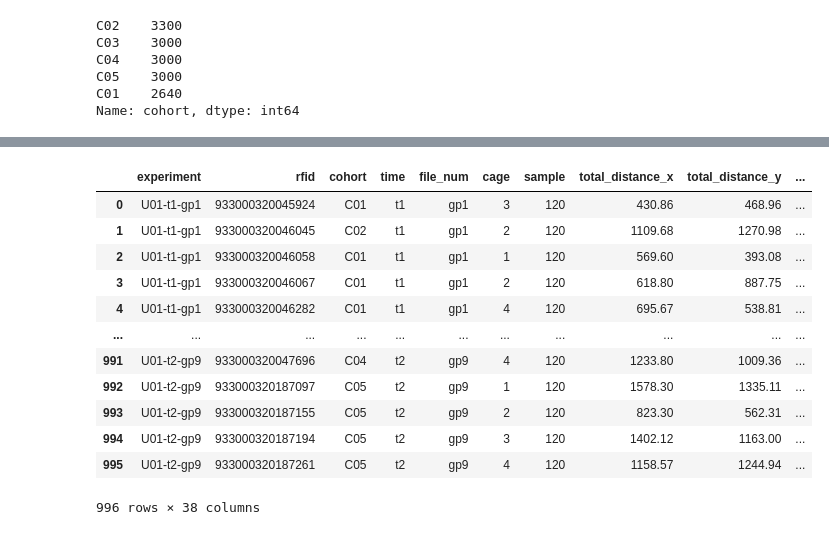
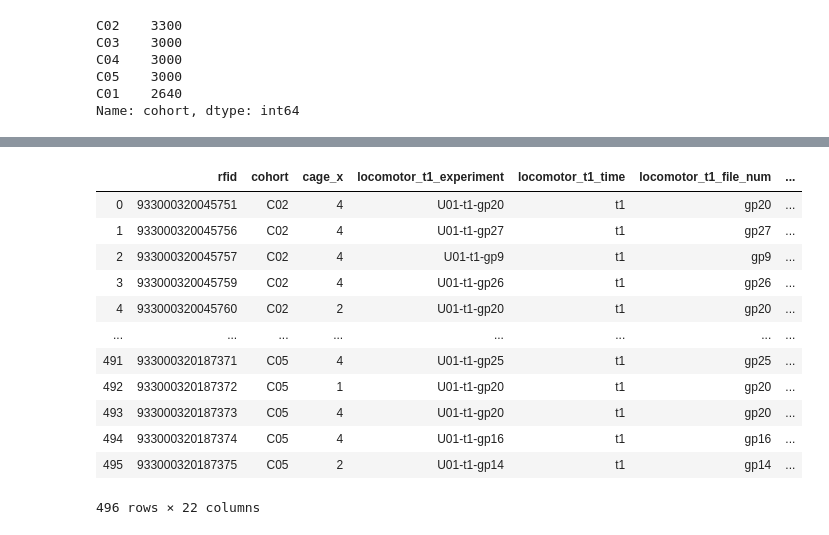
Before and after one commit to Shaezzer/PalmerLab, a Jupyter notebook: Suzanne_Mitchell_locomotor.ipynb, the cells around one changed output, grey strips where cells are left out. Drawn from its saved outputs; the diff is of its cells as text; code cells hidden in the pictures.

```diff
--- a/Suzanne_Mitchell_locomotor.ipynb
+++ b/Suzanne_Mitchell_locomotor.ipynb
@@ -231,6 +241,6 @@ def format_for_calc(df_csv):
     return df
 
 
-locomotor_all = format_for_calc(df_csv)
+locomotor = format_for_calc(df_csv)
 # %%
 #need to find where cohort 1 file U01-t2-gp6 is
@@ -304,0 +370,7 @@ Name: time, dtype: int64
+# %%
+locomotor_t1 = locomotor[locomotor.time == 't1']
+locomotor_t1 = locomotor_t1.add_prefix('locomotor_t1_')
+locomotor_t1.rename(columns={'locomotor_t1_rfid':'rfid','locomotor_t1_cohort':'cohort',
+                            'locomotor_t1_cage':'cage','locomotor_t1_sample':'sample'},inplace = True)
+locomotor_t1
+#locomotor_t1['rfid'].value_counts()
@@ -304,0 +391,7 @@ Name: time, dtype: int64
+# %%
+locomotor_t2 = locomotor[locomotor.time == 't2']
+locomotor_t2 = locomotor_t2.add_prefix('locomotor_t2_')
+locomotor_t2.rename(columns={'locomotor_t2_rfid':'rfid','locomotor_t2_cohort':'cohort',
+                            'locomotor_t2_cage':'cage','locomotor_t2_sample':'sample'},inplace = True)
+locomotor_t2
+locomotor_t2['rfid'].value_counts()
@@ -304,0 +411,3 @@ Name: time, dtype: int64
+# %%
+locomotor_all = pd.merge(locomotor_t1, locomotor_t2, on=['rfid','cohort','sample'],how = 'outer')
+locomotor_all
@@ -317,32 +460,30 @@ for col in graph_columns:
 # %%
 #need to calculate total for each rfid at each time
-df_groups = locomotor_all.groupby(['experiment', 'rfid','cohort','time','file_num','cage'], as_index = False)[['sample', 'total_distance_x', 'total_distance_y',
-       'horizontal_activity_count', 'ambulatory_activity_count', 'rest_time',
-       'rest_episode_count', 'movement_time', 'movement_episode_count',
-       'ambulatory_time', 'ambulatory_episode_count', 'stereotypy_time',
-       'stereotypic_episode_count', 'stereotypic_activity_count',
-       'stereotypic_episode_activity_count', 'vertical_episode_count',
-       'vertical_activity_count', 'vertical_activity_time', 'jump_count',
-       'clockwise_revolutions', 'counter_clockwise_revolutions',
-       'ambulatory_episode_average_velocity',
-       'ambulatory_episode_peak_average_velocity',
-       'ambulatory_episode_median_velocity', 'left-front_time_legacy',
-       'right_front_time_legacy', 'left_rear_time_legacy',
-       'right_rear_time_legacy', 'margin_time_legacy', 'center_time_legacy',
-       'margin_distance_legacy', 'center_distance_legacy']].sum()
+df_groups = locomotor_all.groupby([ 'rfid','cohort','cage_x','locomotor_t1_experiment','locomotor_t1_time',
+                                   'locomotor_t1_file_num','locomotor_t2_time','locomotor_t2_file_num',
+                                   'locomotor_t2_experiment'],
+                                  as_index = False)[['sample','locomotor_t1_total_distance','locomotor_t1_rest_time',
+                                                     'locomotor_t1_rest_episode_count',
+                                                     'locomotor_t1_movement_episode_count',
+                                                     'locomotor_t1_vertical_activity_count',
+                                                     'locomotor_t1_center_time_legacy','locomotor_t2_total_distance',
+                                                     'locomotor_t2_rest_time','locomotor_t2_rest_episode_count',
+                                                     'locomotor_t2_movement_episode_count',
+                                                     'locomotor_t2_vertical_activity_count',
+                                                     'locomotor_t2_center_time_legacy']].sum()
 #print(locomotor_all.columns)
 df_groups
 # %% [output]
-|  | experiment | rfid | cohort | time | file_num | cage | sample | total_distance_x | total_distance_y | ... |
-| 0 | U01-t1-gp1 | 933000320045924 | C01 | t1 | gp1 | 3 | 120 | 430.86 | 468.96 | ... |
-| 1 | U01-t1-gp1 | 933000320046045 | C02 | t1 | gp1 | 2 | 120 | 1109.68 | 1270.98 | ... |
-| 2 | U01-t1-gp1 | 933000320046058 | C01 | t1 | gp1 | 1 | 120 | 569.60 | 393.08 | ... |
-| 3 | U01-t1-gp1 | 933000320046067 | C01 | t1 | gp1 | 2 | 120 | 618.80 | 887.75 | ... |
-| 4 | U01-t1-gp1 | 933000320046282 | C01 | t1 | gp1 | 4 | 120 | 695.67 | 538.81 | ... |
-| ... | ... | ... | ... | ... | ... | ... | ... | ... | ... | ... |
-| 991 | U01-t2-gp9 | 933000320047696 | C04 | t2 | gp9 | 4 | 120 | 1233.80 | 1009.36 | ... |
-| 992 | U01-t2-gp9 | 933000320187097 | C05 | t2 | gp9 | 1 | 120 | 1578.30 | 1335.11 | ... |
-| 993 | U01-t2-gp9 | 933000320187155 | C05 | t2 | gp9 | 2 | 120 | 823.30 | 562.31 | ... |
-| 994 | U01-t2-gp9 | 933000320187194 | C05 | t2 | gp9 | 3 | 120 | 1402.12 | 1163.00 | ... |
-| 995 | U01-t2-gp9 | 933000320187261 | C05 | t2 | gp9 | 4 | 120 | 1158.57 | 1244.94 | ... |
+|  | rfid | cohort | cage_x | locomotor_t1_experiment | locomotor_t1_time | locomotor_t1_file_num | ... |
+| 0 | 933000320045751 | C02 | 4 | U01-t1-gp20 | t1 | gp20 | ... |
+| 1 | 933000320045756 | C02 | 4 | U01-t1-gp27 | t1 | gp27 | ... |
+| 2 | 933000320045757 | C02 | 4 | U01-t1-gp9 | t1 | gp9 | ... |
+| 3 | 933000320045759 | C02 | 4 | U01-t1-gp26 | t1 | gp26 | ... |
+| 4 | 933000320045760 | C02 | 2 | U01-t1-gp20 | t1 | gp20 | ... |
+| ... | ... | ... | ... | ... | ... | ... | ... |
+| 491 | 933000320187371 | C05 | 4 | U01-t1-gp25 | t1 | gp25 | ... |
+| 492 | 933000320187372 | C05 | 1 | U01-t1-gp20 | t1 | gp20 | ... |
+| 493 | 933000320187373 | C05 | 4 | U01-t1-gp20 | t1 | gp20 | ... |
+| 494 | 933000320187374 | C05 | 4 | U01-t1-gp16 | t1 | gp16 | ... |
+| 495 | 933000320187375 | C05 | 2 | U01-t1-gp14 | t1 | gp14 | ... |
-996 rows × 38 columns
+496 rows × 22 columns
```
Also changed, not shown: parts of 22 cells of this notebook.
